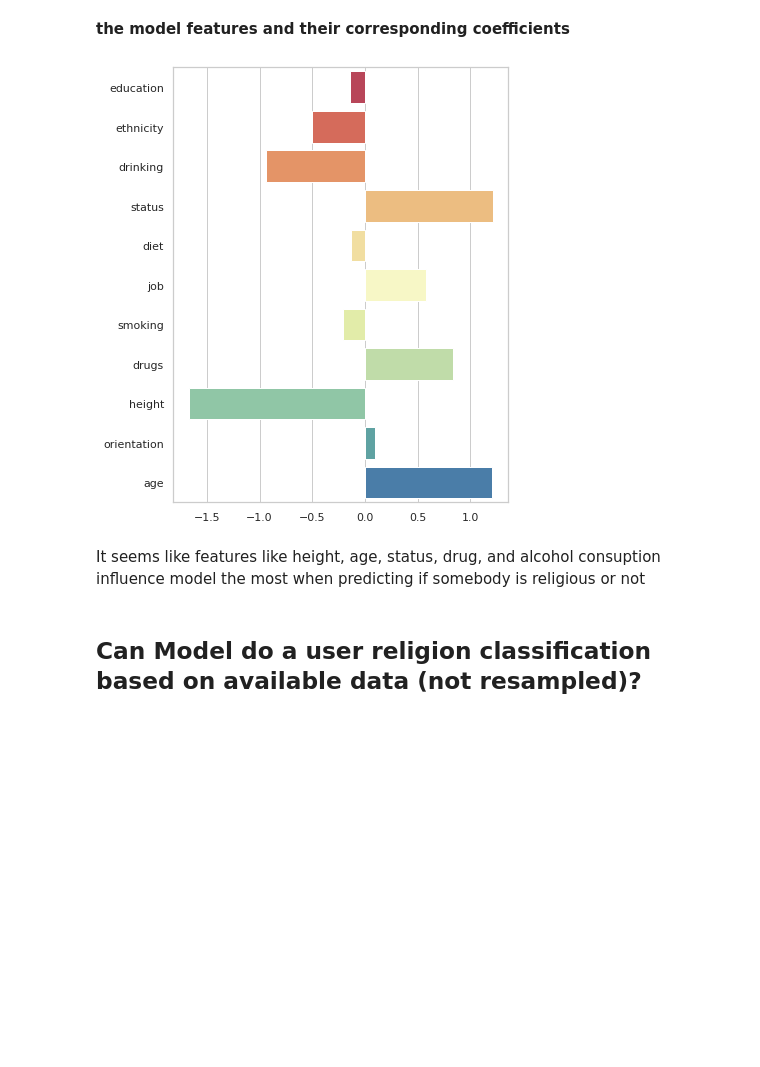
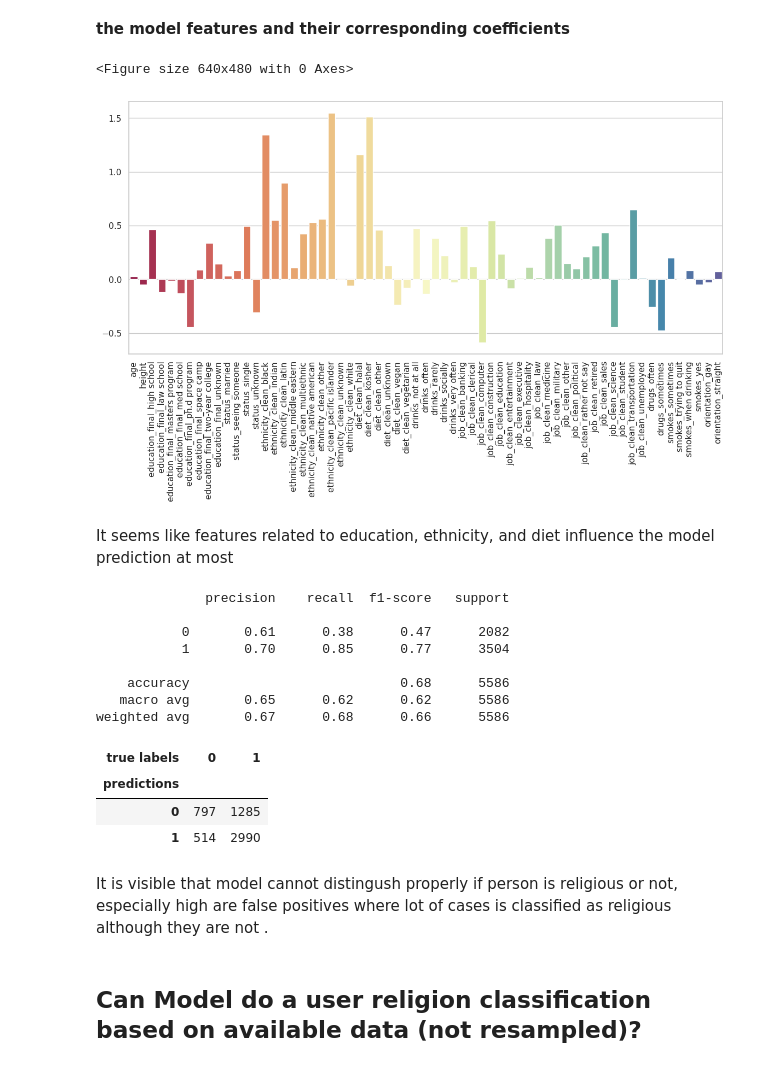
Before and after one commit to tamaricki/Projects, a Jupyter notebook: OKCupid_date_a_scientist.ipynb, the cells around one changed output. Drawn from its saved outputs; the diff is of its cells as text; code cells hidden in the pictures; blank space fills up the shorter version.

```diff
--- a/OKCupid_date_a_scientist.ipynb
+++ b/OKCupid_date_a_scientist.ipynb
@@ -297,3 +294,6 @@ buddhism        1945
 hinduism         449
 islam            135
 Name: religion_clean, dtype: int64
+# %%
+users['religion_clean'].replace({'agnosticism':'atheism', 'catholicism': 'christianity'}, inplace=True)
+users.religion_clean.value_counts()
@@ -648,10 +615,9 @@ df.head()
 My assumption is that no matter if person is serious about religion and different religious practices or not, at the end it can be distinguished if the person is religios or not . To be able to predict that, religion_clean column will get besides its numerical representation another column stating  if person is religious or not
 # %%
 def you_religious(x):
-    if x=='agnosticism' or x=='atheism':
+    if x=='atheism':
         return 0
     else:
-        return 1
+      return 1
 
 df['religious?'] = df.religion_clean.apply(you_religious)
-df.head()
@@ -665,0 +633,7 @@ df.head()
+# %%
+#to transform labels (religion_clean) we will use Label encoder , and rest we will transform wit pandas
+#from sklearn.preprocessing import LabelEncoder
+labels = df['religious?']
+features = df.drop(['religion_clean', 'religious?'], axis=1)
+features = pd.get_dummies(features, drop_first=True)
+features.head()
@@ -676,13 +656,13 @@ print(len(features_religious))
 # %%
-model_religious =LogisticRegression(max_iter=1500)
-religious_train, religious_test, labels_religious_train, labels_religious_test = train_test_split(features_religious, labels_religious, test_size = 0.2, random_state=1, stratify=labels_religious)
+model_religious =LogisticRegression(max_iter= 5000)
+religious_train, religious_test, labels_religious_train, labels_religious_test = train_test_split(features, labels, test_size = 0.2, random_state=1, stratify=labels)
 model_religious.fit(religious_train, labels_religious_train)
 
-minmax_scaler_model =  preprocessing.MinMaxScaler()
-religious_train_mm = minmax_scaler_model.fit_transform(religious_train)
-religious_test_mm = minmax_scaler_model.transform(religious_test)
-model_religious.fit(religious_train_mm, labels_religious_train)
+#minmax_scaler_model =  preprocessing.MinMaxScaler()
+#religious_train_mm = minmax_scaler_model.fit_transform(religious_train)
+#religious_test_mm = minmax_scaler_model.transform(religious_test)
+#model_religious.fit(religious_train_mm, labels_religious_train)
 
-print('model test score: ', model_religious.score(religious_test_mm, labels_religious_test))
-print('model train score: ', model_religious.score(religious_train_mm, labels_religious_train))
+print('model test score: ', model_religious.score(religious_test, labels_religious_test))
+print('model train score: ', model_religious.score(religious_train, labels_religious_train))
 # %% [output]
@@ -695,16 +675,40 @@ What I found useful is parameter **stratify** . This tells train_test_split to m
 # %% [markdown]
 **the model features and their corresponding coefficients**
 # %%
+plt.clf()
 religious_coef = (model_religious.coef_).tolist()[0]
-labels='education', 'ethnicity', 'drinking', 'status', 'diet','job', 'smoking', 'drugs', 'height', 'orientation', 'age'
-ax, fig= plt.subplots(figsize= (6,8))
-sns.barplot(x=religious_coef,y=l_and_f[:-1], palette = 'Spectral' )
-fig.set_yticks(range(11))
-fig.set_yticklabels(labels)
+feature_names = religious_train.columns
+#labels=['education', 'ethnicity', 'drinking', 'status', 'diet','job', 'smoking', 'drugs', 'height', 'orientation', 'age']
+ax, fig= plt.subplots(figsize= (14,6))
+sns.barplot(x=feature_names,y=religious_coef, palette = 'Spectral' )
+plt.xticks(rotation=90)
+
 plt.show()
 # %% [output]
+<Figure size 640x480 with 0 Axes>
-[figure, old version]
+[figure, new version]
-# %% [markdown]
-It seems like features like height, age, status, drug, and alcohol consuption influence model the most when predicting if somebody is religious or not
+# %% [markdown]
+It seems like features related to education, ethnicity, and diet influence the model prediction at most
+# %%
+y_pred = model_religious.predict(religious_test)
+print(classification_report(labels_religious_test, y_pred))
+# %% [output]
+              precision    recall  f1-score   support
+
+           0       0.61      0.38      0.47      2082
+           1       0.70      0.85      0.77      3504
+
+    accuracy                           0.68      5586
+   macro avg       0.65      0.62      0.62      5586
+weighted avg       0.67      0.68      0.66      5586
+# %%
+pd.crosstab(labels_religious_test, y_pred, colnames=['true labels'], rownames=['predictions'])
+# %% [output]
+| true labels | 0 | 1 |
+| predictions |  |  |
+| 0 | 797 | 1285 |
+| 1 | 514 | 2990 |
+# %% [markdown]
+It is visible that model cannot distingush properly if person is religious or not, especially high are false positives where lot of cases is classified as religious although they are not .
 # %% [markdown]
 ## Can Model do a user religion classification based on available data (not resampled)? ##
```
Also changed, not shown: parts of 40 cells of this notebook.
